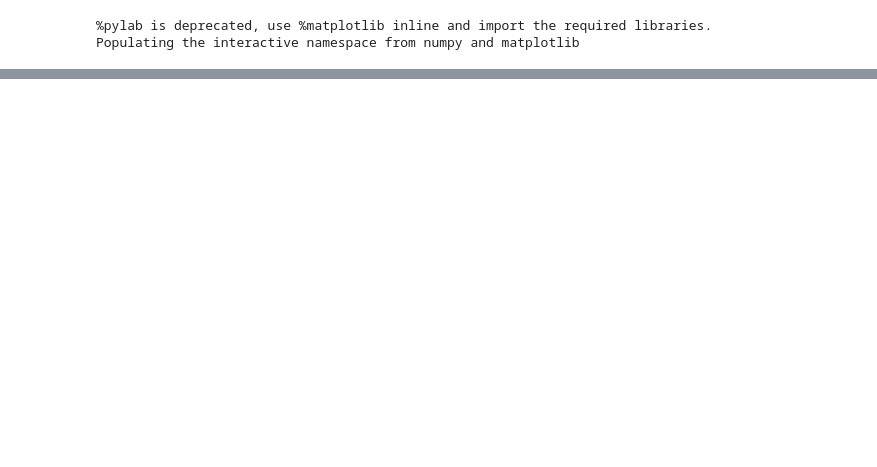
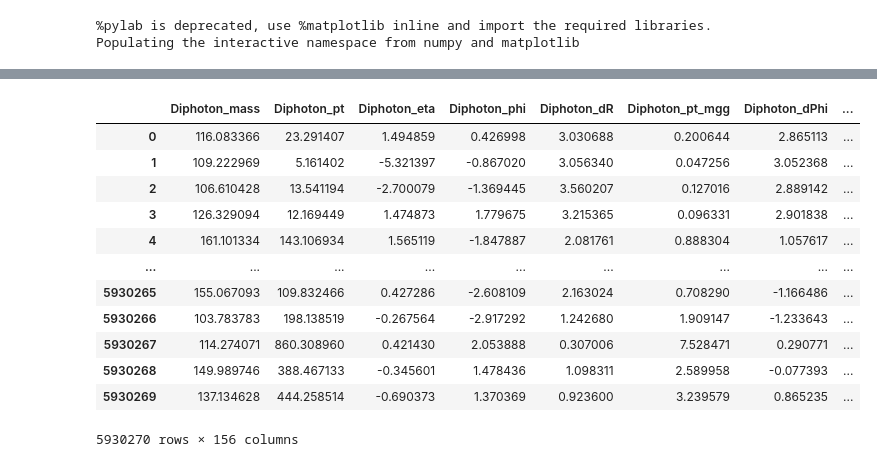
Before and after one commit to cmstas/HggAnalysisDev, a Jupyter notebook: MVAs/scripts/checkDF.ipynb, the cells around one changed output, grey strips where cells are left out. Cells and saved outputs as stored; diff of their text form; code cells hidden in the pictures; blank space fills up the shorter version.

```diff
--- a/MVAs/scripts/checkDF.ipynb
+++ b/MVAs/scripts/checkDF.ipynb
@@ -112,0 +332,18 @@ pre_old.plot(log=True)
+# %%
+df2 = pandas.read_parquet("../output/ttHH_spike.parquet")
+# %%
+df2
+# %% [output]
+|  | Diphoton_mass | Diphoton_pt | Diphoton_eta | Diphoton_phi | Diphoton_dR | Diphoton_pt_mgg | Diphoton_dPhi | ... |
+| 0 | 116.083366 | 23.291407 | 1.494859 | 0.426998 | 3.030688 | 0.200644 | 2.865113 | ... |
+| 1 | 109.222969 | 5.161402 | -5.321397 | -0.867020 | 3.056340 | 0.047256 | 3.052368 | ... |
+| 2 | 106.610428 | 13.541194 | -2.700079 | -1.369445 | 3.560207 | 0.127016 | 2.889142 | ... |
+| 3 | 126.329094 | 12.169449 | 1.474873 | 1.779675 | 3.215365 | 0.096331 | 2.901838 | ... |
+| 4 | 161.101334 | 143.106934 | 1.565119 | -1.847887 | 2.081761 | 0.888304 | 1.057617 | ... |
+| ... | ... | ... | ... | ... | ... | ... | ... | ... |
+| 5930265 | 155.067093 | 109.832466 | 0.427286 | -2.608109 | 2.163024 | 0.708290 | -1.166486 | ... |
+| 5930266 | 103.783783 | 198.138519 | -0.267564 | -2.917292 | 1.242680 | 1.909147 | -1.233643 | ... |
+| 5930267 | 114.274071 | 860.308960 | 0.421430 | 2.053888 | 0.307006 | 7.528471 | 0.290771 | ... |
+| 5930268 | 149.989746 | 388.467133 | -0.345601 | 1.478436 | 1.098311 | 2.589958 | -0.077393 | ... |
+| 5930269 | 137.134628 | 444.258514 | -0.690373 | 1.370369 | 0.923600 | 3.239579 | 0.865235 | ... |
+5930270 rows × 156 columns
```
Also changed, not shown: parts of 46 cells of this notebook, 24 other files.
